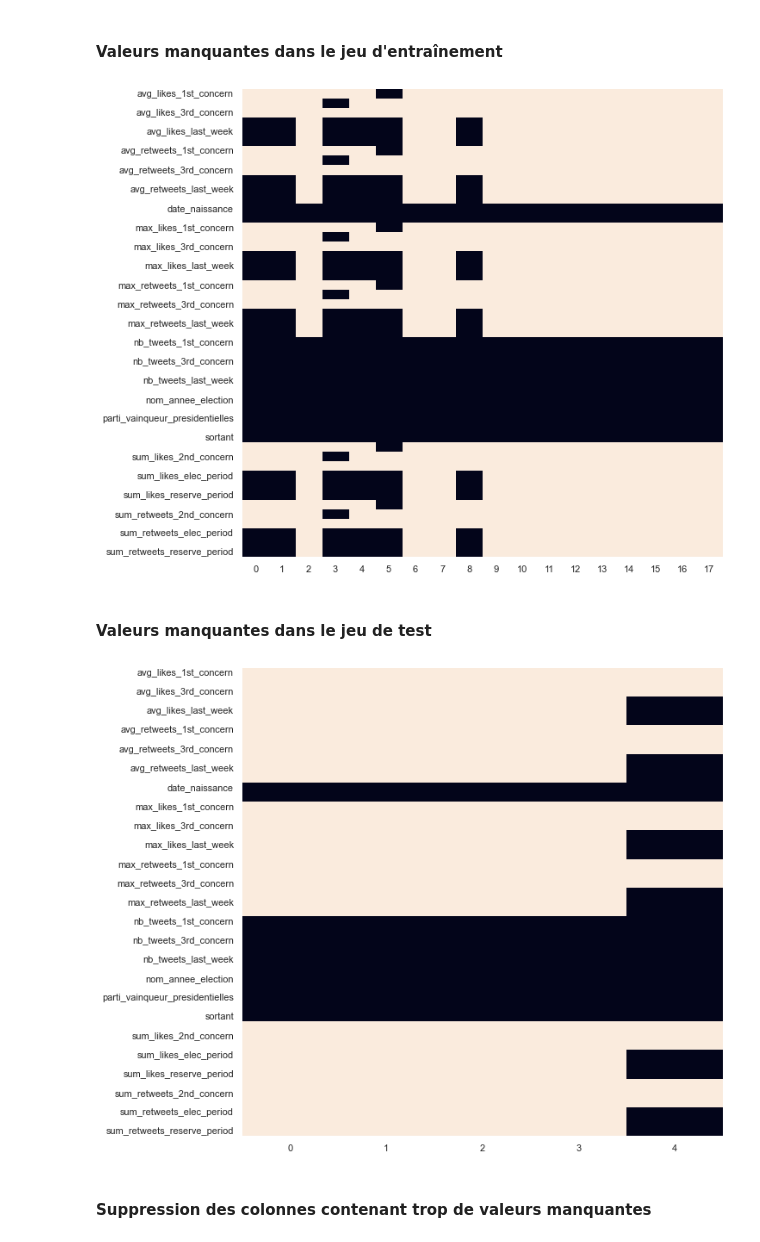
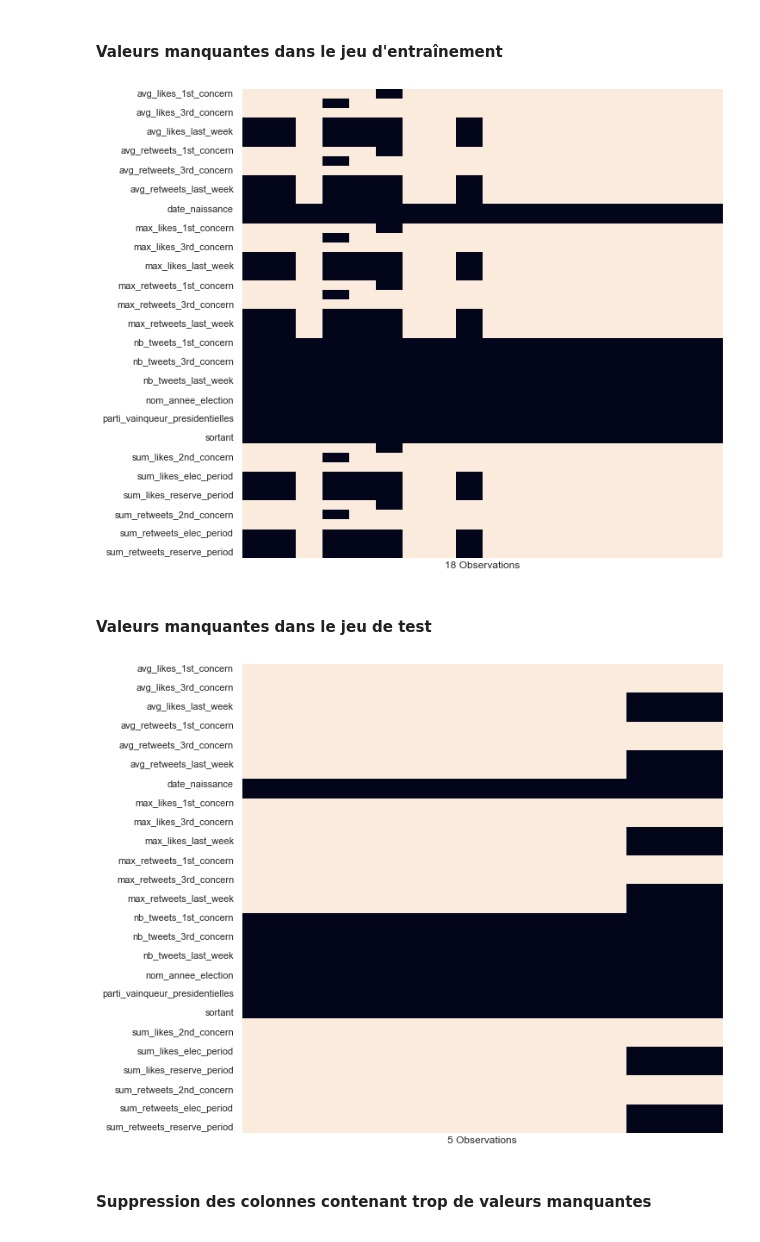
Before and after one commit to Antoine101/ElecTweets, a Jupyter notebook: model_exploration.ipynb, the cells around one changed output. Cells and saved outputs as stored; diff of their text form; code cells hidden in the pictures.

```diff
--- a/model_exploration.ipynb
+++ b/model_exploration.ipynb
@@ -194,18 +221,20 @@ Number of samples for testing: 5
 #### Valeurs manquantes dans le jeu d'entraînement
 # %%
 plt.figure(figsize=(10, 10))
-sns.heatmap(X_train.isnull().sort_index().T, cbar=False)
+sns.heatmap(X_train.isnull().sort_index().T, cbar=False, xticklabels=False)
+plt.xlabel(f"{len(X_train)} Observations")
 plt.show()
 # %% [output]
-[figure, old version]
+[figure, new version]
 # %% [markdown]
 #### Valeurs manquantes dans le jeu de test
 # %%
 plt.figure(figsize=(10, 10))
-sns.heatmap(X_test.isnull().sort_index().T, cbar=False)
+sns.heatmap(X_test.isnull().sort_index().T, cbar=False, xticklabels=False)
+plt.xlabel(f"{len(X_test)} Observations")
 plt.show()
 # %% [output]
-[figure, old version]
+[figure, new version]
 # %% [markdown]
 #### Suppression des colonnes contenant trop de valeurs manquantes
 # %%
```
Also changed, not shown: parts of 24 cells of this notebook.
